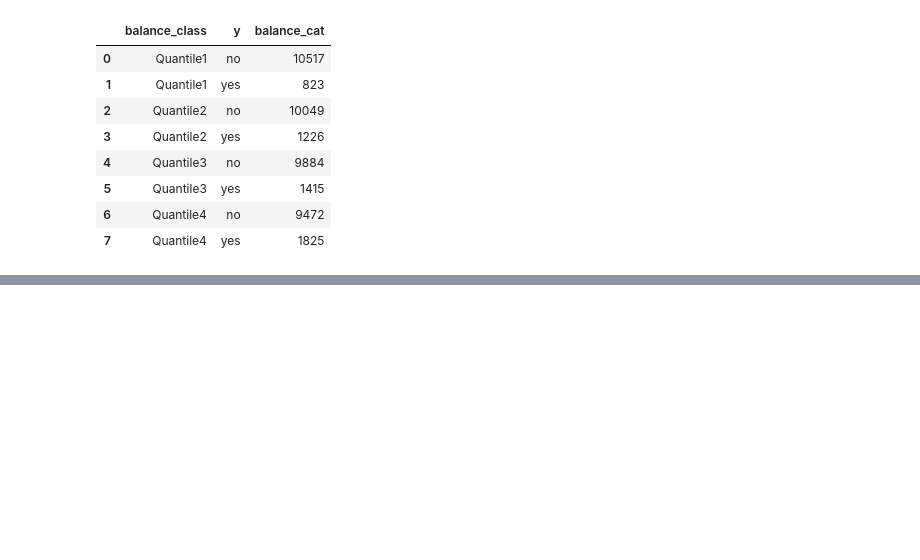
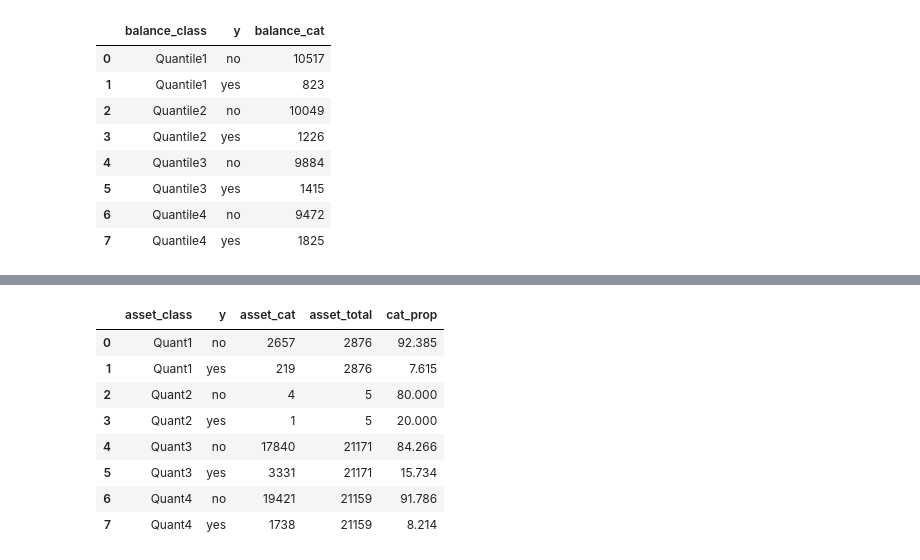
Before and after one commit to jjpal/practice_projects, a Jupyter notebook: Packt Workshops/Binary_Classification_Activity_3_01.ipynb, the cells around one changed output, grey strips where cells are left out. Cells and saved outputs as stored; diff of their text form; code cells hidden in the pictures; blank space fills up the shorter version.

```diff
--- a/Packt Workshops/Binary_Classification_Activity_3_01.ipynb
+++ b/Packt Workshops/Binary_Classification_Activity_3_01.ipynb
@@ -248,0 +366,4 @@ bank_data_comb
+# %%
+# Calculating total of each asset class
+asset_total = bank_data.groupby('asset_class')['y'].agg(asset_total='count').reset_index()
+asset_total
@@ -248,0 +376,4 @@ bank_data_comb
+# %%
+# Calculating the category wise counts
+asset_prop = bank_data.groupby(['asset_class', 'y'])['y'].agg(asset_cat='count').reset_index()
+asset_prop
@@ -248,0 +390,15 @@ bank_data_comb
+# %%
+# Merging the asset data frames
+asset_comb = pd.merge(asset_prop, asset_total, on = ['asset_class'])
+asset_comb['cat_prop'] = (asset_comb.asset_cat / asset_comb.asset_total)*100
+asset_comb
+# %% [output]
+|  | asset_class | y | asset_cat | asset_total | cat_prop |
+| 0 | Quant1 | no | 2657 | 2876 | 92.385 |
+| 1 | Quant1 | yes | 219 | 2876 | 7.615 |
+| 2 | Quant2 | no | 4 | 5 | 80.000 |
+| 3 | Quant2 | yes | 1 | 5 | 20.000 |
+| 4 | Quant3 | no | 17840 | 21171 | 84.266 |
+| 5 | Quant3 | yes | 3331 | 21171 | 15.734 |
+| 6 | Quant4 | no | 19421 | 21159 | 91.786 |
+| 7 | Quant4 | yes | 1738 | 21159 | 8.214 |
```
Also changed, not shown: parts of 28 cells of this notebook.
